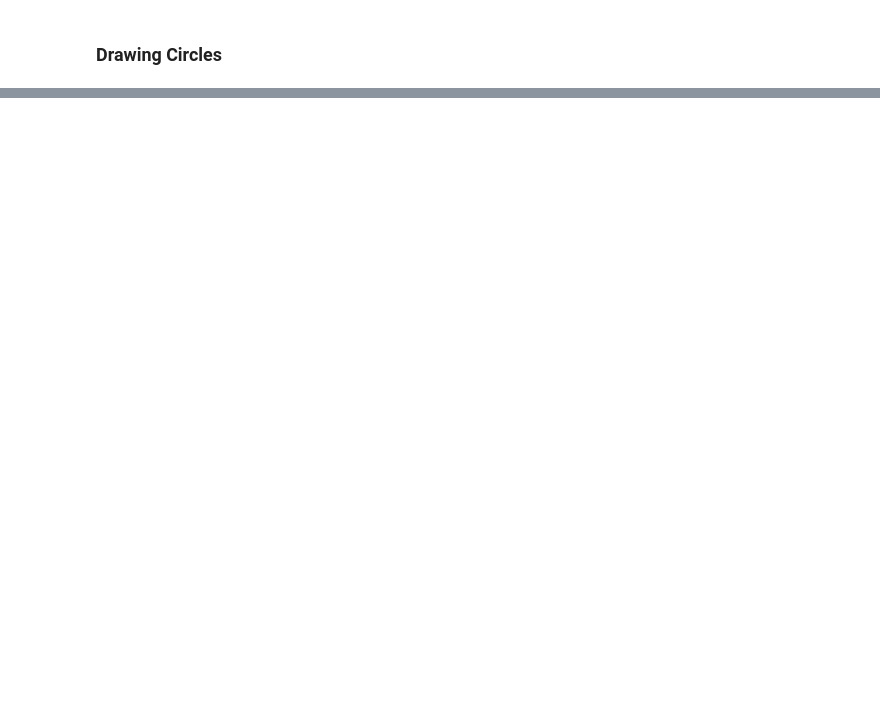
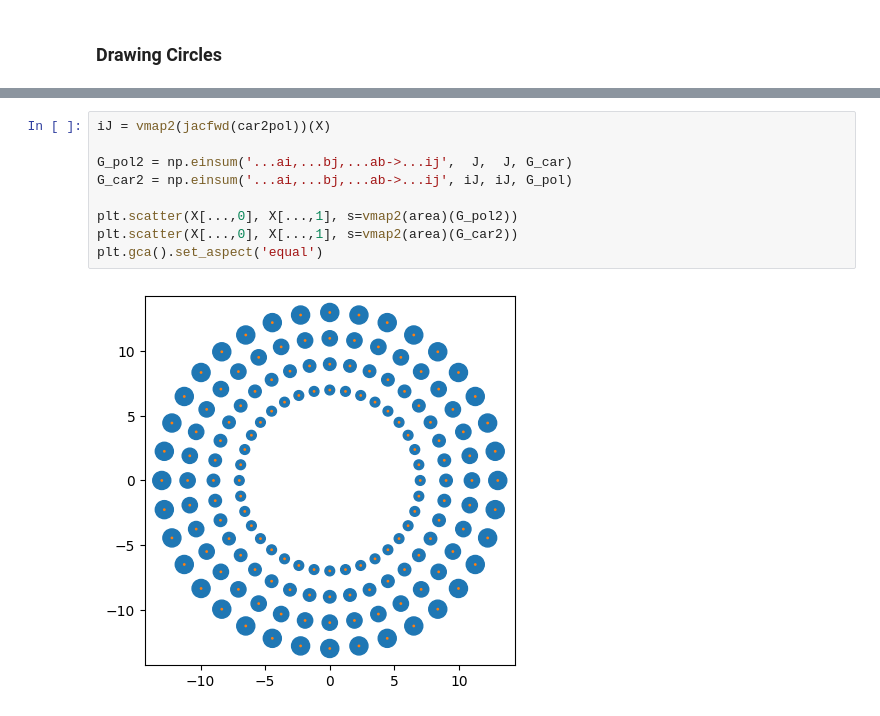
Before and after one commit to rndsrc/dg, a Jupyter notebook: vis.ipynb, the cells around one changed output, grey strips where cells are left out. Drawn from its saved outputs; the diff is of its cells as text; blank space fills up the shorter version.

```diff
--- a/vis.ipynb
+++ b/vis.ipynb
@@ -130,0 +148,11 @@ ax.set_aspect('equal')
+# %%
+iJ = vmap2(jacfwd(car2pol))(X)
+
+G_pol2 = np.einsum('...ai,...bj,...ab->...ij',  J,  J, G_car)
+G_car2 = np.einsum('...ai,...bj,...ab->...ij', iJ, iJ, G_pol)
+
+plt.scatter(X[...,0], X[...,1], s=vmap2(area)(G_pol2))
+plt.scatter(X[...,0], X[...,1], s=vmap2(area)(G_car2))
+plt.gca().set_aspect('equal')
+# %% [output]
+[figure, added]
```
Also changed, not shown: parts of 6 cells of this notebook.
